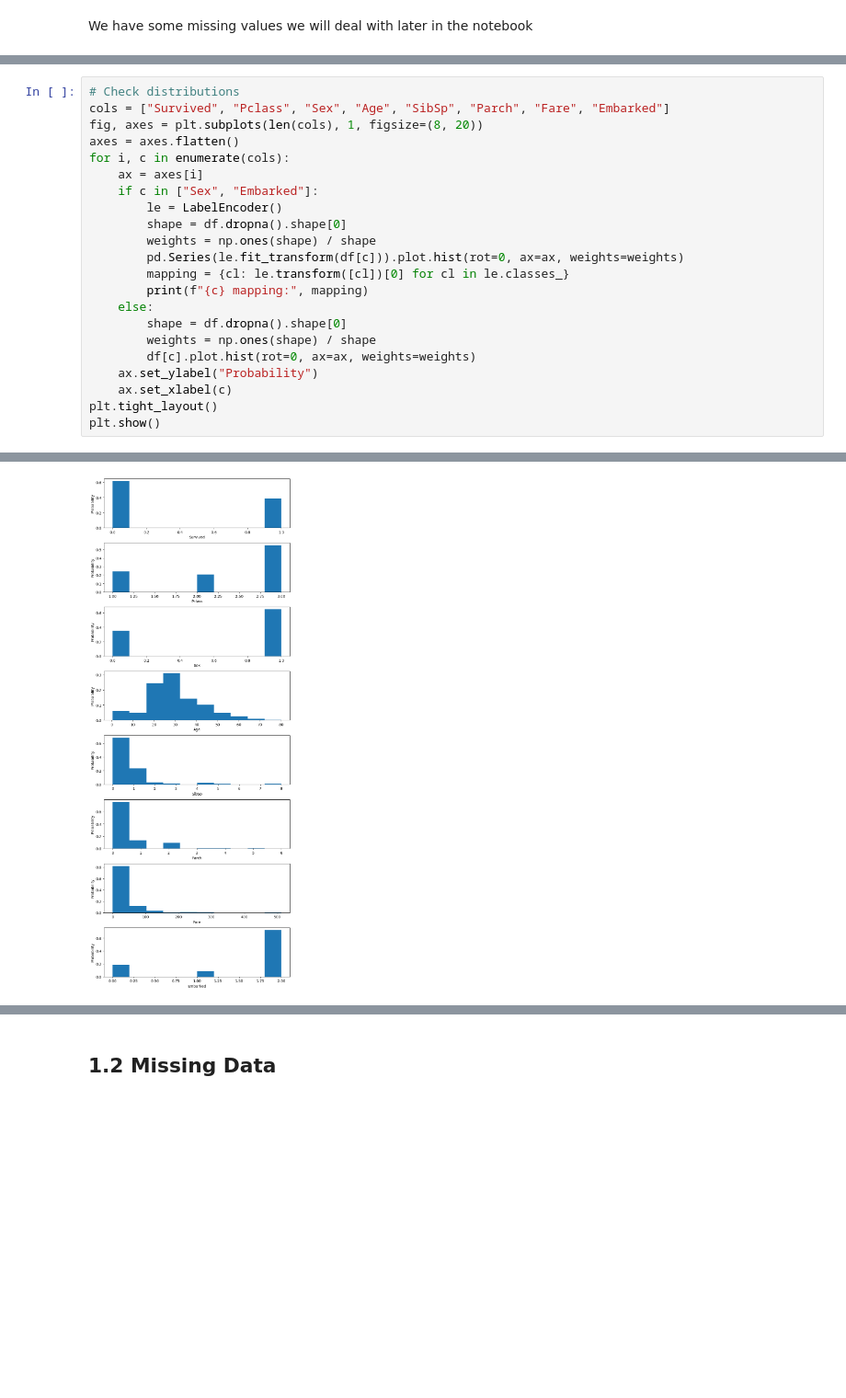
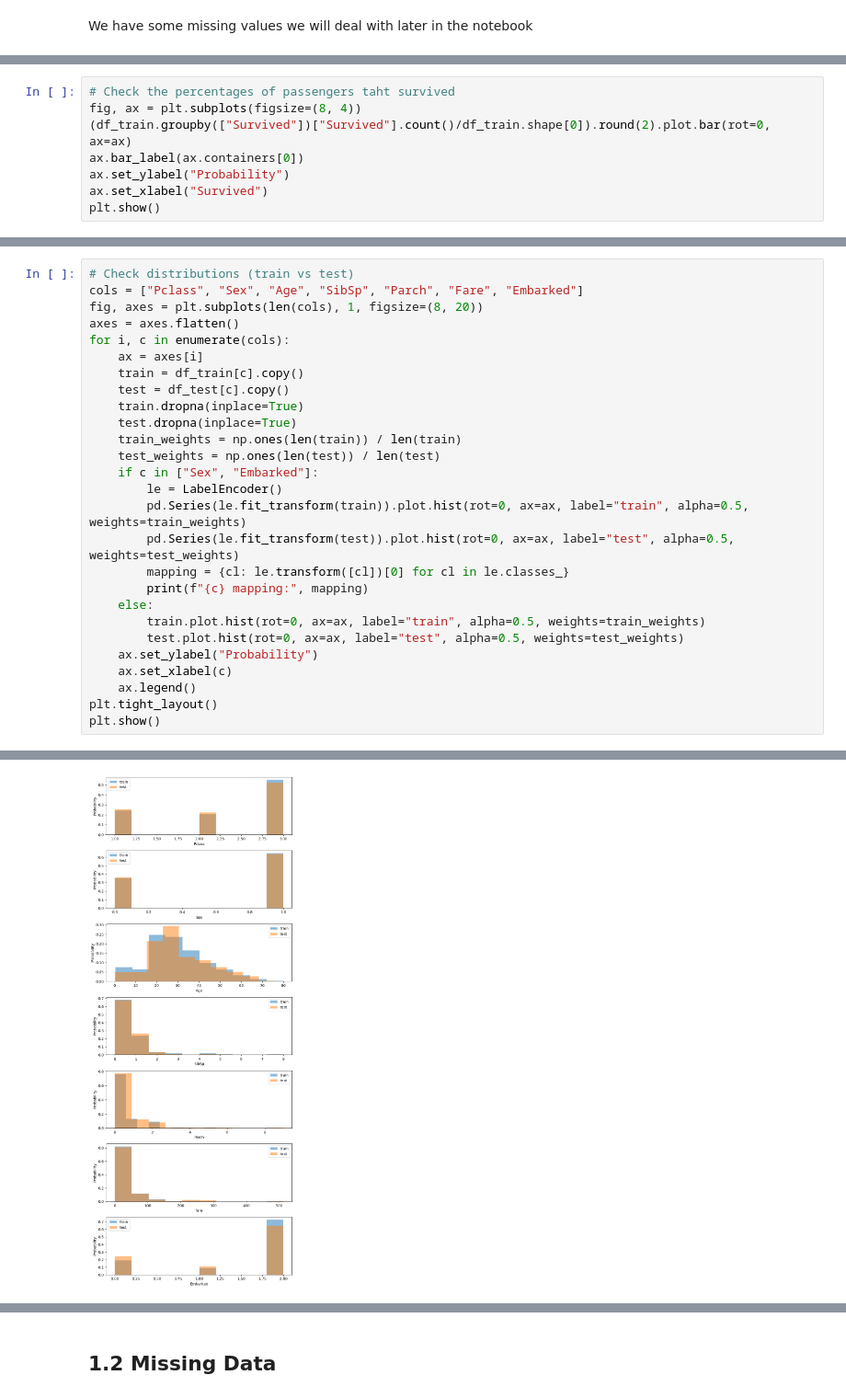
Before and after one commit to emivilla/ds-projects, a Jupyter notebook: titanic/notebook.ipynb, the cells around one changed output, grey strips where cells are left out. Shown: that part at 92% size. Saved outputs shown, nothing was run; the diff lists cells and outputs as text; blank space fills up the shorter version.

```diff
--- a/titanic/notebook.ipynb
+++ b/titanic/notebook.ipynb
@@ -89,0 +102,8 @@ df.describe()
+# %%
+# Check the percentages of passengers taht survived
+fig, ax = plt.subplots(figsize=(8, 4))
+(df_train.groupby(["Survived"])["Survived"].count()/df_train.shape[0]).round(2).plot.bar(rot=0, ax=ax)
+ax.bar_label(ax.containers[0])
+ax.set_ylabel("Probability")
+ax.set_xlabel("Survived")
+plt.show()
@@ -90,26 +156,31 @@ df.describe()
 # %%
-# Check distributions
-cols = ["Survived", "Pclass", "Sex", "Age", "SibSp", "Parch", "Fare", "Embarked"]
+# Check distributions (train vs test)
+cols = ["Pclass", "Sex", "Age", "SibSp", "Parch", "Fare", "Embarked"]
 fig, axes = plt.subplots(len(cols), 1, figsize=(8, 20))
 axes = axes.flatten()
 for i, c in enumerate(cols):
     ax = axes[i]
+    train = df_train[c].copy()
+    test = df_test[c].copy()
+    train.dropna(inplace=True)
+    test.dropna(inplace=True)
+    train_weights = np.ones(len(train)) / len(train)
+    test_weights = np.ones(len(test)) / len(test)
     if c in ["Sex", "Embarked"]:
         le = LabelEncoder()
-        shape = df.dropna().shape[0]
-        weights = np.ones(shape) / shape
-        pd.Series(le.fit_transform(df[c])).plot.hist(rot=0, ax=ax, weights=weights)
+        pd.Series(le.fit_transform(train)).plot.hist(rot=0, ax=ax, label="train", alpha=0.5, weights=train_weights)
+        pd.Series(le.fit_transform(test)).plot.hist(rot=0, ax=ax, label="test", alpha=0.5, weights=test_weights)
         mapping = {cl: le.transform([cl])[0] for cl in le.classes_}
         print(f"{c} mapping:", mapping)
     else:
-        shape = df.dropna().shape[0]
-        weights = np.ones(shape) / shape
-        df[c].plot.hist(rot=0, ax=ax, weights=weights)
+        train.plot.hist(rot=0, ax=ax, label="train", alpha=0.5, weights=train_weights)
+        test.plot.hist(rot=0, ax=ax, label="test", alpha=0.5, weights=test_weights)
     ax.set_ylabel("Probability")
     ax.set_xlabel(c)
+    ax.legend()
 plt.tight_layout()
 plt.show()
 # %% [output]
 Sex mapping: {'female': 0, 'male': 1}
 Embarked mapping: {'C': 0, 'Q': 1, 'S': 2}
-[figure, old version]
+[figure, new version]
```
Also changed, not shown: parts of 17 cells of this notebook.
